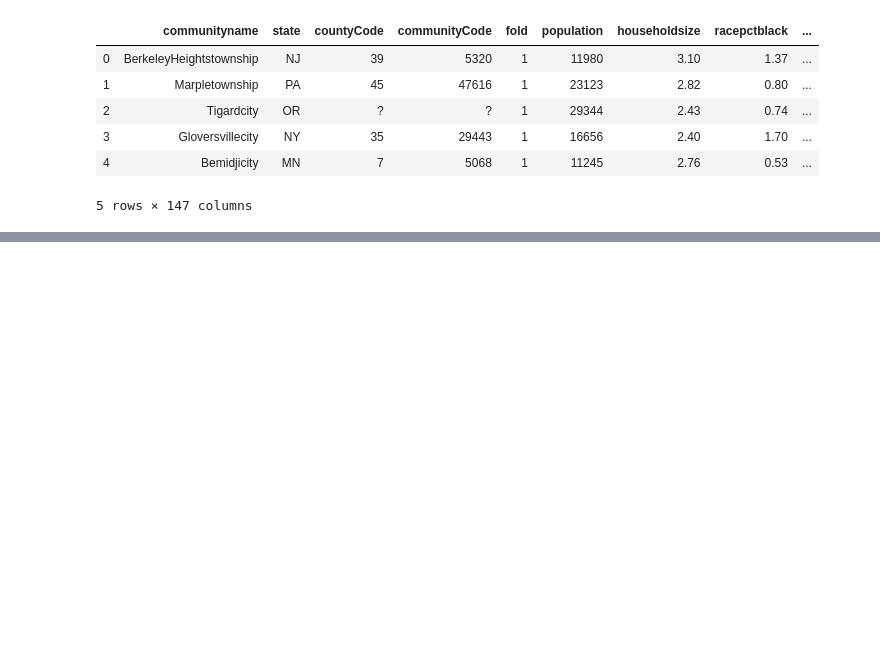
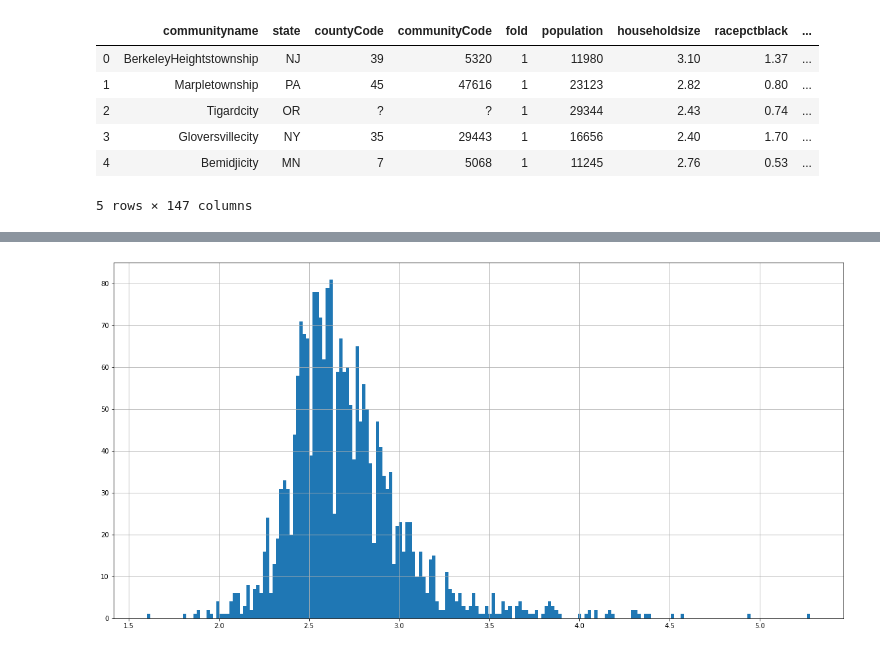
Before and after one commit to PacktWorkshops/The-Statistics-and-Calculus-with-Python-Workshop, a Jupyter notebook: Chapter03/Communities_and_Crimes.ipynb, the cells around one changed output, grey strips where cells are left out. Cells and saved outputs as stored; diff of their text form; code cells hidden in the pictures; blank space fills up the shorter version.

```diff
--- a/Chapter03/Communities_and_Crimes.ipynb
+++ b/Chapter03/Communities_and_Crimes.ipynb
@@ -14,0 +92,4 @@ df.head()
+# %%
+plot_hist('householdsize', n_bins=200)
+# %% [output]
+[figure, added]
```
Also changed, not shown: parts of 20 cells of this notebook, 3 other files.
